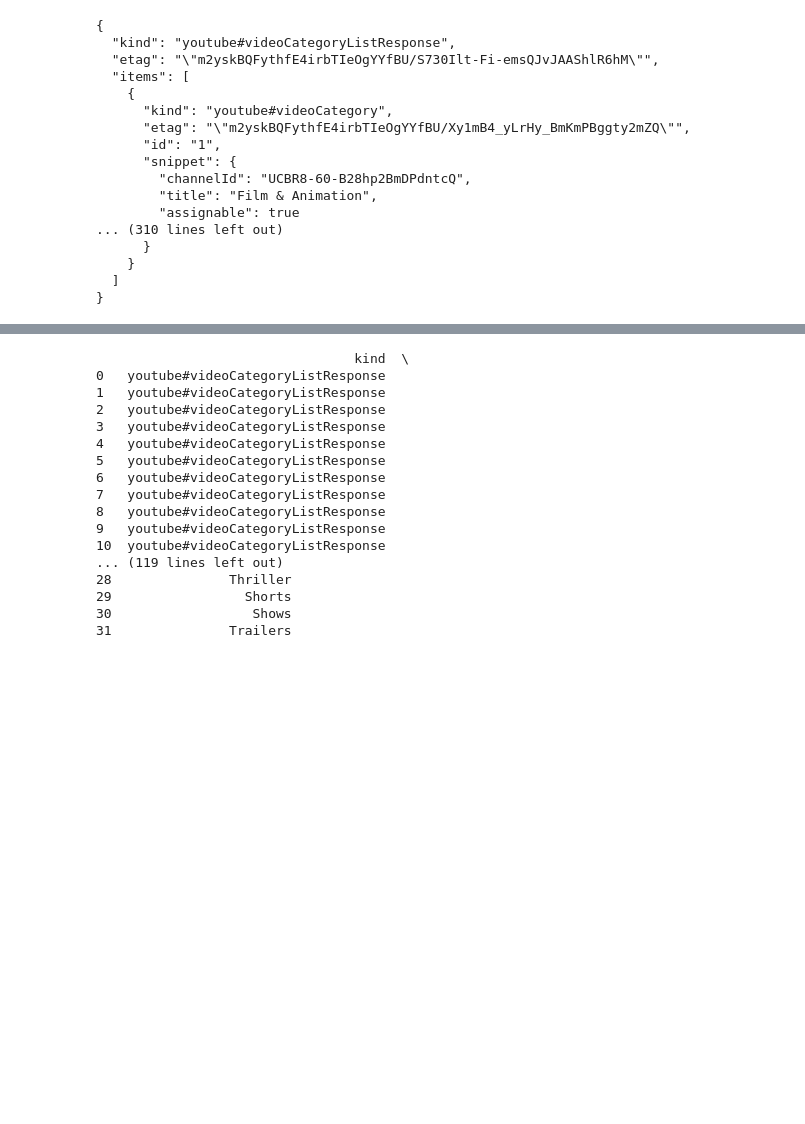
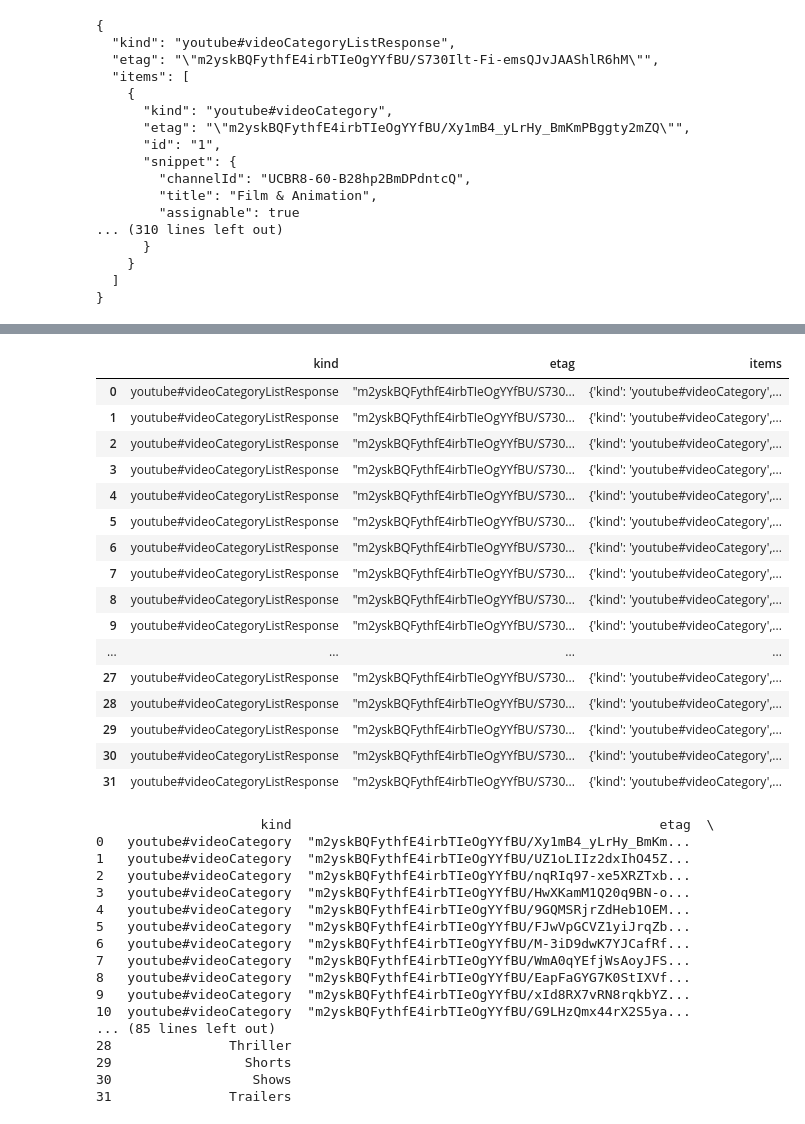
Before and after one commit to Kate-Yayla/Project2-ETL, a Jupyter notebook: US-data.ipynb, the cells around one changed output, grey strips where cells are left out. Saved outputs shown, nothing was run; the diff lists cells and outputs as text; code cells hidden in the pictures; blank space fills up the shorter version.

```diff
--- a/US-data.ipynb
+++ b/US-data.ipynb
@@ -101,24 +127,46 @@ print("--------finished -------")
+# %%
+US_category_df=US_category_df.rename(columns={"id": "category_id"})
+
+US_category_df
+# %% [output]
+|  | kind | etag | items |
+| 0 | youtube#videoCategoryListResponse | "m2yskBQFythfE4irbTIeOgYYfBU/S730... | {'kind': 'youtube#videoCategory',... |
+| 1 | youtube#videoCategoryListResponse | "m2yskBQFythfE4irbTIeOgYYfBU/S730... | {'kind': 'youtube#videoCategory',... |
+| 2 | youtube#videoCategoryListResponse | "m2yskBQFythfE4irbTIeOgYYfBU/S730... | {'kind': 'youtube#videoCategory',... |
+| 3 | youtube#videoCategoryListResponse | "m2yskBQFythfE4irbTIeOgYYfBU/S730... | {'kind': 'youtube#videoCategory',... |
+| 4 | youtube#videoCategoryListResponse | "m2yskBQFythfE4irbTIeOgYYfBU/S730... | {'kind': 'youtube#videoCategory',... |
+| 5 | youtube#videoCategoryListResponse | "m2yskBQFythfE4irbTIeOgYYfBU/S730... | {'kind': 'youtube#videoCategory',... |
+| 6 | youtube#videoCategoryListResponse | "m2yskBQFythfE4irbTIeOgYYfBU/S730... | {'kind': 'youtube#videoCategory',... |
+| 7 | youtube#videoCategoryListResponse | "m2yskBQFythfE4irbTIeOgYYfBU/S730... | {'kind': 'youtube#videoCategory',... |
+| 8 | youtube#videoCategoryListResponse | "m2yskBQFythfE4irbTIeOgYYfBU/S730... | {'kind': 'youtube#videoCategory',... |
+| 9 | youtube#videoCategoryListResponse | "m2yskBQFythfE4irbTIeOgYYfBU/S730... | {'kind': 'youtube#videoCategory',... |
+| ... | ... | ... | ... |
+| 27 | youtube#videoCategoryListResponse | "m2yskBQFythfE4irbTIeOgYYfBU/S730... | {'kind': 'youtube#videoCategory',... |
+| 28 | youtube#videoCategoryListResponse | "m2yskBQFythfE4irbTIeOgYYfBU/S730... | {'kind': 'youtube#videoCategory',... |
+| 29 | youtube#videoCategoryListResponse | "m2yskBQFythfE4irbTIeOgYYfBU/S730... | {'kind': 'youtube#videoCategory',... |
+| 30 | youtube#videoCategoryListResponse | "m2yskBQFythfE4irbTIeOgYYfBU/S730... | {'kind': 'youtube#videoCategory',... |
+| 31 | youtube#videoCategoryListResponse | "m2yskBQFythfE4irbTIeOgYYfBU/S730... | {'kind': 'youtube#videoCategory',... |
 # %%
-#US_category_df["kind"] = kind_list
-US_category_df["etag"] = etag_list
-US_category_df["category_id"] = id_list
-US_category_df["title"] = title_list
+US_category_df ["kind"] = kind_list
+US_category_df ["etag"] = etag_list
+US_category_df ["category_id"] = id_list
+US_category_df ["title"] = title_list
 
 print(US_category_df)
 # %% [output]
-                                 kind  \
-0   youtube#videoCategoryListResponse
-1   youtube#videoCategoryListResponse
-2   youtube#videoCategoryListResponse
-3   youtube#videoCategoryListResponse
-4   youtube#videoCategoryListResponse
-5   youtube#videoCategoryListResponse
-6   youtube#videoCategoryListResponse
-7   youtube#videoCategoryListResponse
-8   youtube#videoCategoryListResponse
-9   youtube#videoCategoryListResponse
-10  youtube#videoCategoryListResponse
-... (119 lines left out)
+                     kind                                               etag  \
+0   youtube#videoCategory  "m2yskBQFythfE4irbTIeOgYYfBU/Xy1mB4_yLrHy_BmKm...
+1   youtube#videoCategory  "m2yskBQFythfE4irbTIeOgYYfBU/UZ1oLIIz2dxIhO45Z...
+2   youtube#videoCategory  "m2yskBQFythfE4irbTIeOgYYfBU/nqRIq97-xe5XRZTxb...
+3   youtube#videoCategory  "m2yskBQFythfE4irbTIeOgYYfBU/HwXKamM1Q20q9BN-o...
+4   youtube#videoCategory  "m2yskBQFythfE4irbTIeOgYYfBU/9GQMSRjrZdHeb1OEM...
+5   youtube#videoCategory  "m2yskBQFythfE4irbTIeOgYYfBU/FJwVpGCVZ1yiJrqZb...
+6   youtube#videoCategory  "m2yskBQFythfE4irbTIeOgYYfBU/M-3iD9dwK7YJCafRf...
+7   youtube#videoCategory  "m2yskBQFythfE4irbTIeOgYYfBU/WmA0qYEfjWsAoyJFS...
+8   youtube#videoCategory  "m2yskBQFythfE4irbTIeOgYYfBU/EapFaGYG7K0StIXVf...
+9   youtube#videoCategory  "m2yskBQFythfE4irbTIeOgYYfBU/xId8RX7vRN8rqkbYZ...
+10  youtube#videoCategory  "m2yskBQFythfE4irbTIeOgYYfBU/G9LHzQmx44rX2S5ya...
+... (85 lines left out)
 28               Thriller
 29                 Shorts
 30                  Shows
```
Also changed, not shown: parts of 9 cells of this notebook, 7 other files.
